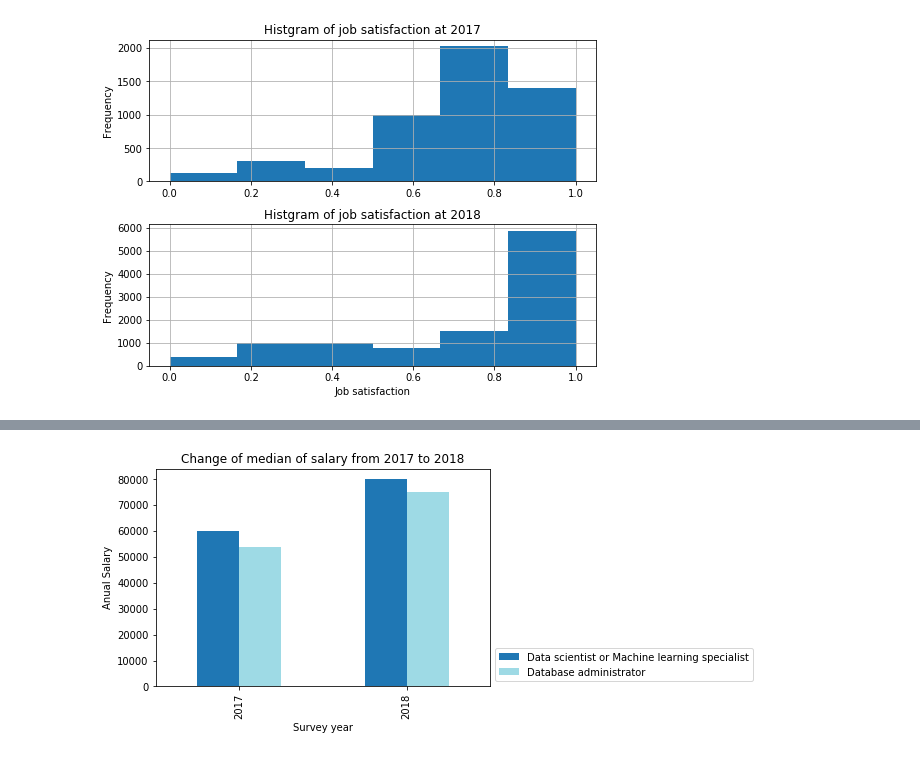
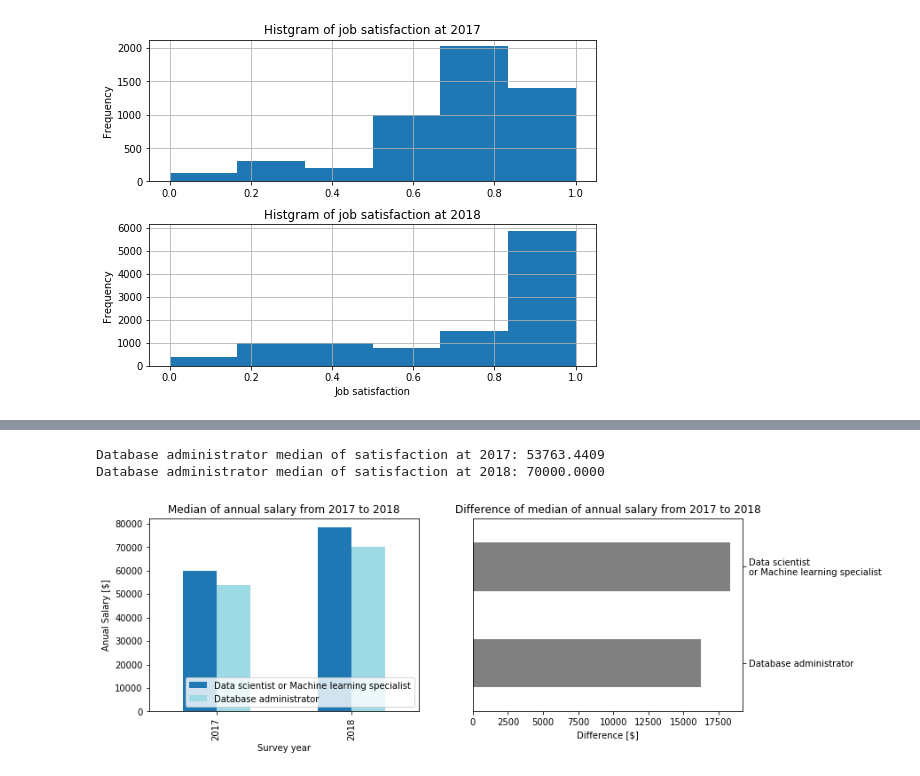
Before and after one commit to takahish/DSND-BlogPost, a Jupyter notebook: do_data_scientists_have_fun_their_jobs.ipynb, the cells around one changed output, grey strips where cells are left out. Cells and saved outputs as stored; diff of their text form; code cells hidden in the pictures.

```diff
--- a/do_data_scientists_have_fun_their_jobs.ipynb
+++ b/do_data_scientists_have_fun_their_jobs.ipynb
@@ -142,8 +143,10 @@ converted_salary = []
 for salary, salary_type in zip(df_2018['Salary'].values, df_2018['SalaryType'].values):
     salary = np.float(np.str(salary).replace(',', ''))
 
-    if salary_type == 'Monthly' or salary_type == 'Weekly':
-        salary = np.nan
+    if salary_type == 'Monthly':
+        salary = salary * 12
+    elif salary_type == 'Weekly':
+        salary = salary * 4 * 12
 
     converted_salary.append(salary)
 
@@ -197,6 +200,6 @@ df_2018.shape
 ### Data preparation for 2017 survey results
 # %%
 # Replace data frame that have required columns to answer the questions
-df_2017 = df_2017[['DeveloperType', 'JobSatisfaction', 'Salary', 'EducationTypes']]
+df_2017 = df_2017[['DeveloperType', 'JobSatisfaction', 'Salary']]
 df_2017.head()
 # %% [output]
@@ -226,3 +228,0 @@ plt.show()
-# %%
-# Remove rows that have 4 missing values.
-df_2018 = df_2018[df_2018.isnull().sum(axis=1) <= 3]
@@ -306,6 +310,8 @@ data_scientist_2018 = []
 database_administrator_2018 = []
 
 for answers in df_2018['DevType'].astype(str).str.split(';'):
+    answers = [a.strip() for a in answers]
+
     if 'Data scientist or machine learning specialist' in answers:
         data_scientist_2018.append(True)
     else:
@@ -538,3 +573,10 @@ plt.show()
+# %%
+# Show median values
+print("Database administrator median of satisfaction at 2017: {:.4f}".format(df_2017[database_administrator_2017]['Salary'].median()))
+print("Database administrator median of satisfaction at 2018: {:.4f}".format(df_2018[database_administrator_2018]['Salary'].median()))
+# %% [output]
+Database administrator median of satisfaction at 2017: 53763.4409
+Database administrator median of satisfaction at 2018: 70000.0000
 # %%
 salary = pd.DataFrame({
      'Data scientist or Machine learning specialist': [
@@ -559,11 +601,22 @@ salary_diff = pd.DataFrame({
 salary.index = ['2017', '2018']
 salary_diff.index = ['Database administrator', 'Data scientist\nor Machine learning specialist']
 # %%
-salary.plot.bar(cmap='tab20')
-plt.legend(loc='lower right', bbox_to_anchor=(1.8, 0.0))
-plt.title('Change of median of salary from 2017 to 2018')
+plt.figure(figsize=(12, 4))
+plt.subplots_adjust()
+
+ax1 = plt.subplot(1, 2, 1)
+salary.plot.bar(cmap='tab20', ax=ax1)
+plt.legend(loc='lower right')
+plt.title('Median of annual salary from 2017 to 2018')
 plt.xlabel('Survey year')
-plt.ylabel('Anual Salary')
+plt.ylabel('Anual Salary [$]')
+
+ax2 = plt.subplot(1, 2, 2)
+ax2.yaxis.tick_right()
+salary_diff.plot.barh(legend=False, color='grey', ax=ax2)
+plt.title('Difference of median of annual salary from 2017 to 2018')
+plt.xlabel('Difference [$]')
+
 plt.show()
 # %% [output]
-[figure, old version]
+[figure, new version]
```
Also changed, not shown: parts of 31 cells of this notebook.
